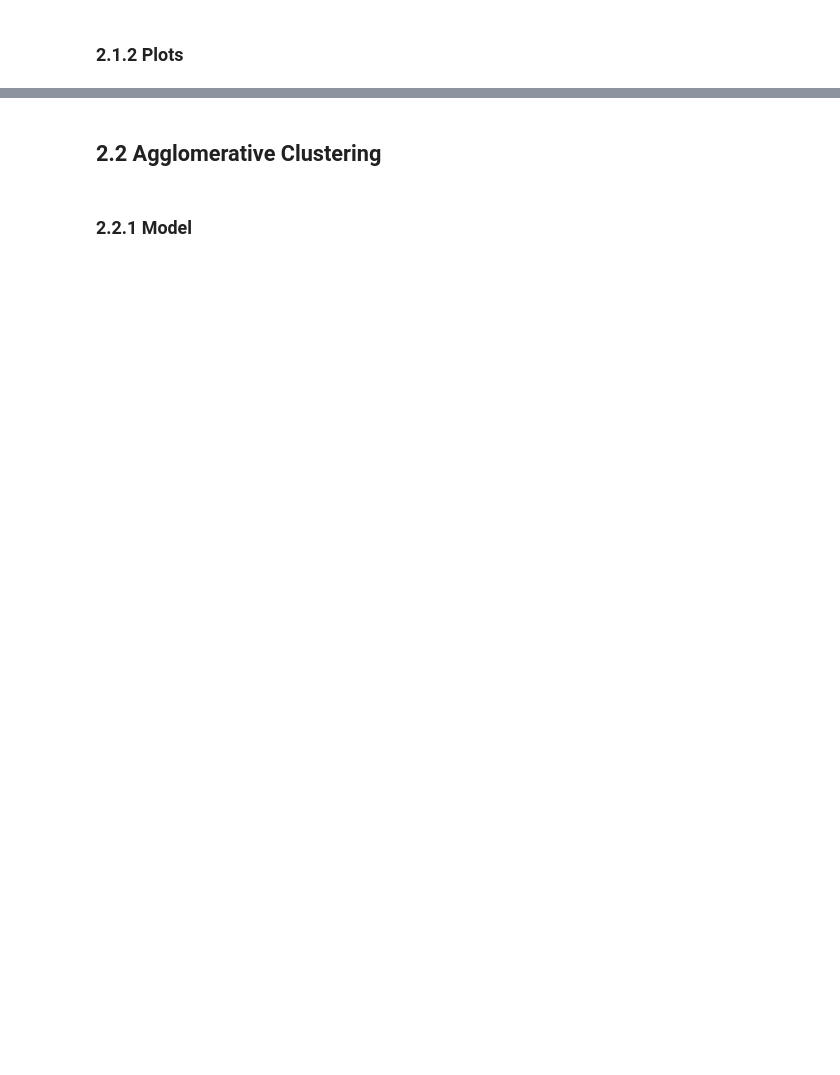
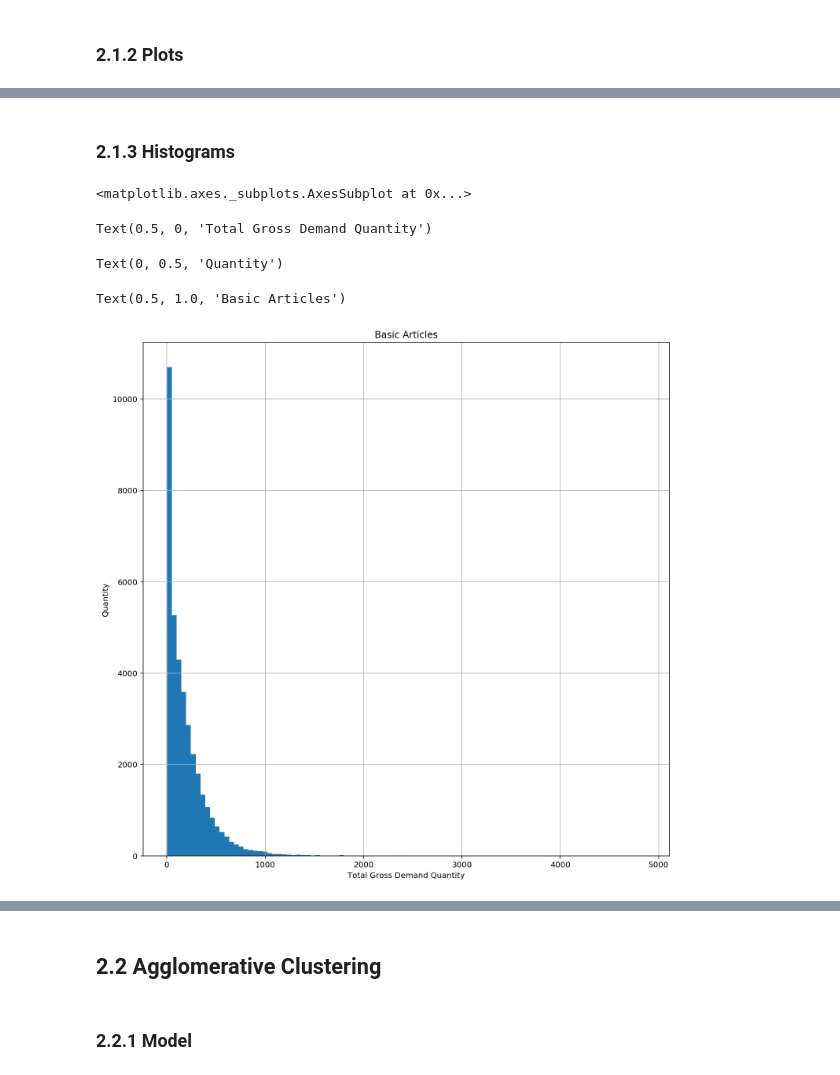
Before and after one commit to cwcomiskey/Misc, a Jupyter notebook: Bread_and_Butter.ipynb, the cells around one changed output, grey strips where cells are left out. Drawn from its saved outputs; the diff is of its cells as text; code cells hidden in the pictures; blank space fills up the shorter version.

```diff
--- a/Bread_and_Butter.ipynb
+++ b/Bread_and_Butter.ipynb
@@ -205,5 +276,21 @@ plt.title('K-means Classification')
+# %% [markdown]
+### 2.1.3 Histograms
 # %%
 # Histogram: total gross demand quantity, basic items
-dat[(dat['Kmeans'] == 0) & (dat['gross_demand_quantity']['sum'] < 1000)]['gross_demand_quantity']['sum'].hist(bins = 100)
+dat[(dat['Kmeans'] == 0) & (dat['gross_demand_quantity']['sum'] < 10000)]['gross_demand_quantity']['sum'].hist(
+    bins = 100,
+)
+
+plt.xlabel('Total Gross Demand Quantity')
+plt.ylabel('Quantity')
+
+plt.rcParams["figure.figsize"] = [12,12]
+plt.title('Basic Articles')
+# %% [output]
+<matplotlib.axes._subplots.AxesSubplot at 0x...>
+Text(0.5, 0, 'Total Gross Demand Quantity')
+Text(0, 0.5, 'Quantity')
+Text(0.5, 1.0, 'Basic Articles')
+[figure, added]
 # %%
 # Histogram: total gross_demand_quantity, non-basic items
```
Also changed, not shown: parts of 22 cells of this notebook, 1 other file.
